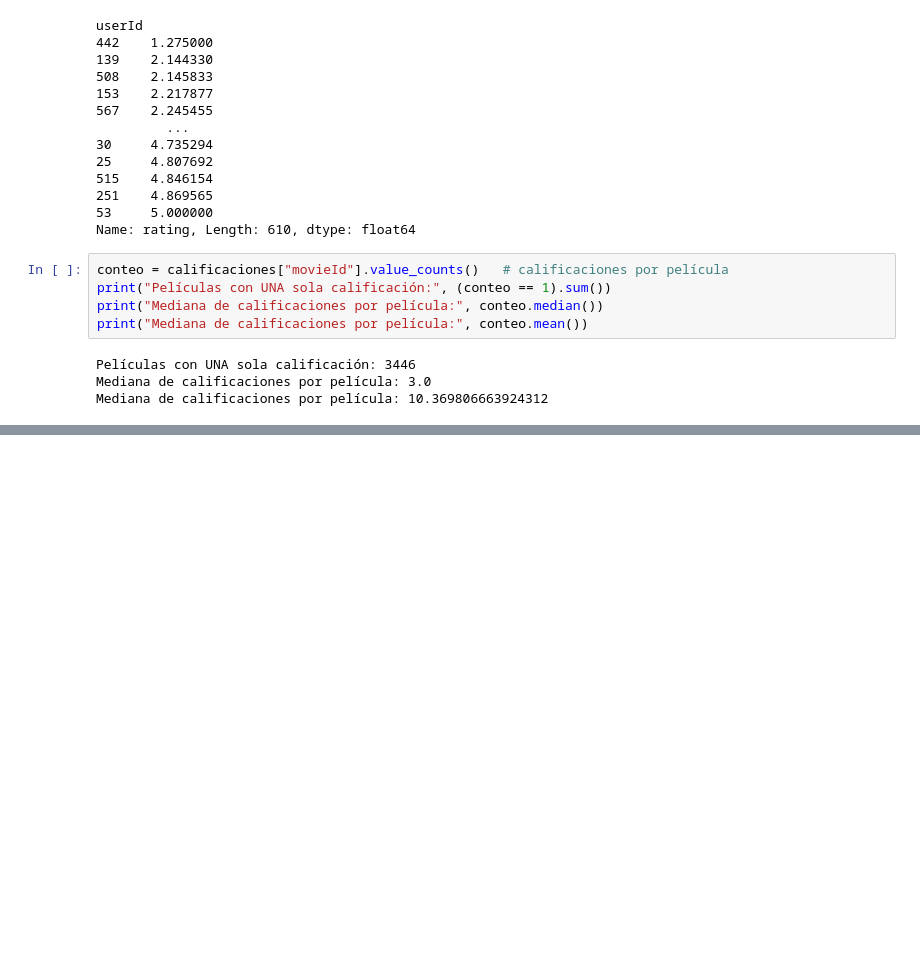
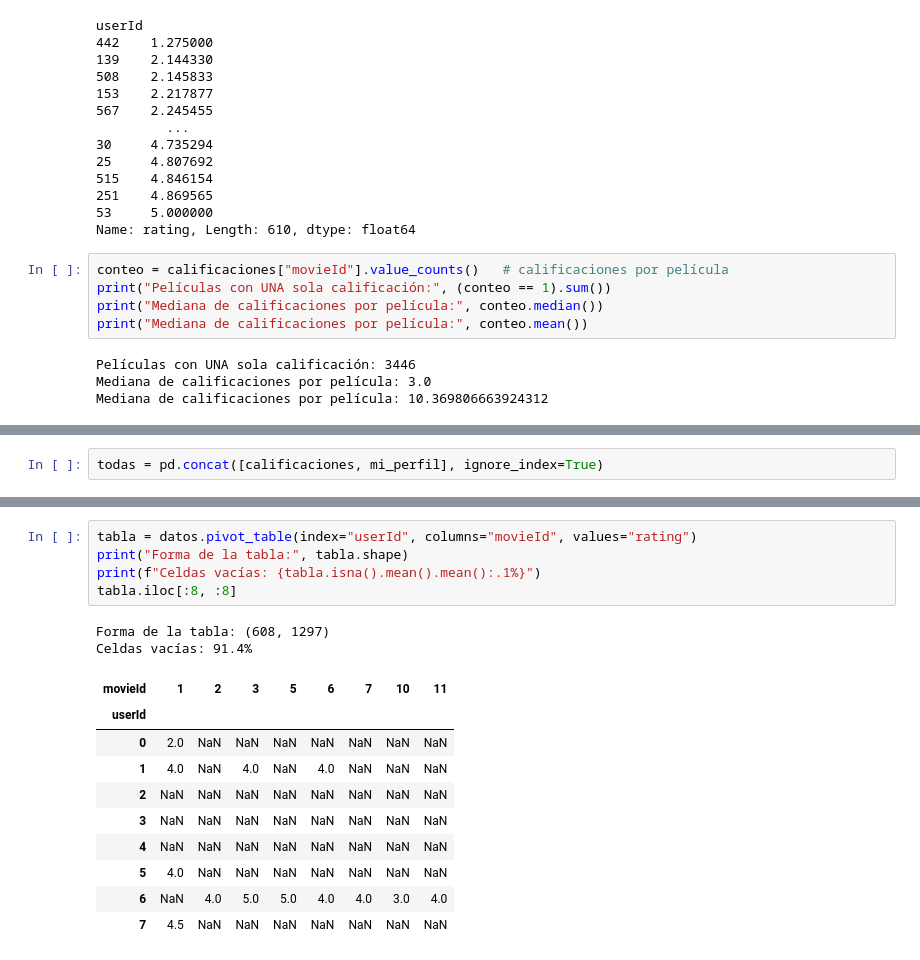
Before and after one commit to GusBR19/Pacticas_Inteligencia_Artificial, a Jupyter notebook: parcial_2/Modlo_rcomndador.ipynb, the cells around one changed output, grey strips where cells are left out. Cells and saved outputs as stored; diff of their text form; blank space fills up the shorter version.

```diff
--- a/parcial_2/Modlo_rcomndador.ipynb
+++ b/parcial_2/Modlo_rcomndador.ipynb
@@ -82,0 +175,2 @@ Mediana de calificaciones por película: 10.369806663924312
+# %%
+todas = pd.concat([calificaciones, mi_perfil], ignore_index=True)
@@ -82,0 +234,18 @@ Mediana de calificaciones por película: 10.369806663924312
+# %%
+tabla = datos.pivot_table(index="userId", columns="movieId", values="rating")
+print("Forma de la tabla:", tabla.shape)
+print(f"Celdas vacías: {tabla.isna().mean().mean():.1%}")
+tabla.iloc[:8, :8]
+# %% [output]
+Forma de la tabla: (608, 1297)
+Celdas vacías: 91.4%
+| movieId | 1 | 2 | 3 | 5 | 6 | 7 | 10 | 11 |
+| userId |  |  |  |  |  |  |  |  |
+| 0 | 2.0 | NaN | NaN | NaN | NaN | NaN | NaN | NaN |
+| 1 | 4.0 | NaN | 4.0 | NaN | 4.0 | NaN | NaN | NaN |
+| 2 | NaN | NaN | NaN | NaN | NaN | NaN | NaN | NaN |
+| 3 | NaN | NaN | NaN | NaN | NaN | NaN | NaN | NaN |
+| 4 | NaN | NaN | NaN | NaN | NaN | NaN | NaN | NaN |
+| 5 | 4.0 | NaN | NaN | NaN | NaN | NaN | NaN | NaN |
+| 6 | NaN | 4.0 | 5.0 | 5.0 | 4.0 | 4.0 | 3.0 | 4.0 |
+| 7 | 4.5 | NaN | NaN | NaN | NaN | NaN | NaN | NaN |
```
Also changed, not shown: parts of 30 cells of this notebook.
